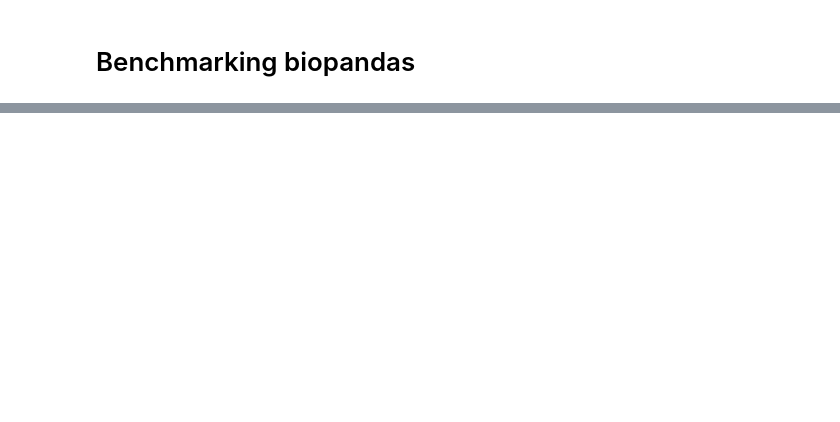
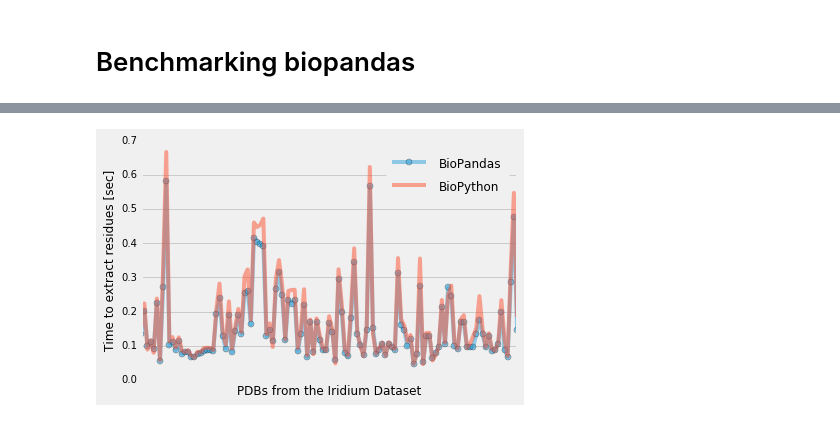
Before and after one commit to BioPandas/biopandas, a Jupyter notebook: docs/benchmark/load_pdb.ipynb, the cells around one changed output, grey strips where cells are left out. Cells and saved outputs as stored; diff of their text form; code cells hidden in the pictures; blank space fills up the shorter version.

```diff
--- a/docs/benchmark/load_pdb.ipynb
+++ b/docs/benchmark/load_pdb.ipynb
@@ -402,0 +416,11 @@ for p in paths:
+# %%
+with plt.style.context('fivethirtyeight'):
+    plt.plot(x, bpandas_times, alpha=0.5, marker='o', label='BioPandas')
+    plt.plot(x, bpython_times, alpha=0.5, label='BioPython')
+    plt.ylabel('Time to extract residues [sec]')
+    plt.xlabel('PDBs from the Iridium Dataset')
+    plt.legend(numpoints=1)
+    plt.xticks([])
+plt.show()
+# %% [output]
+[figure, added]
```
Also changed, not shown: parts of 6 cells of this notebook, 3 other files.
